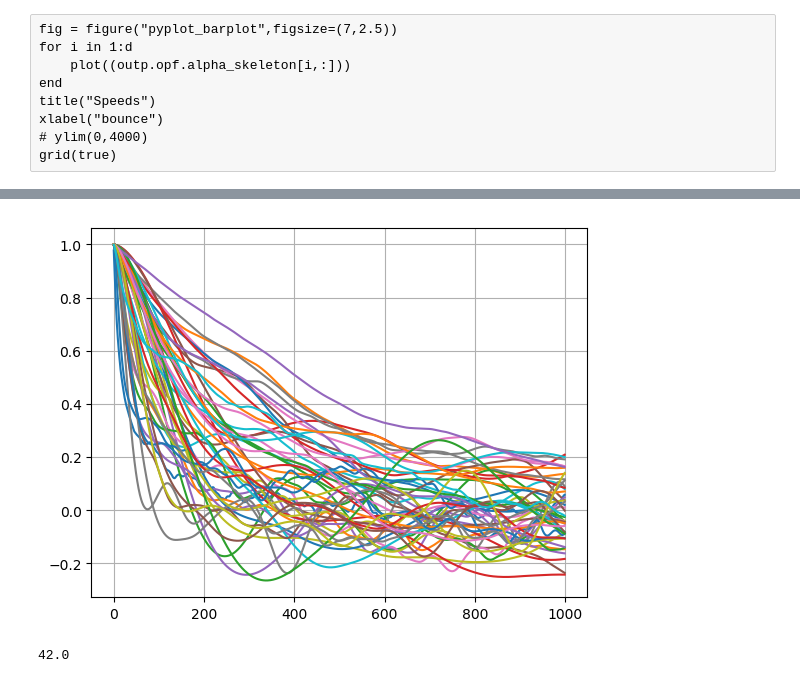
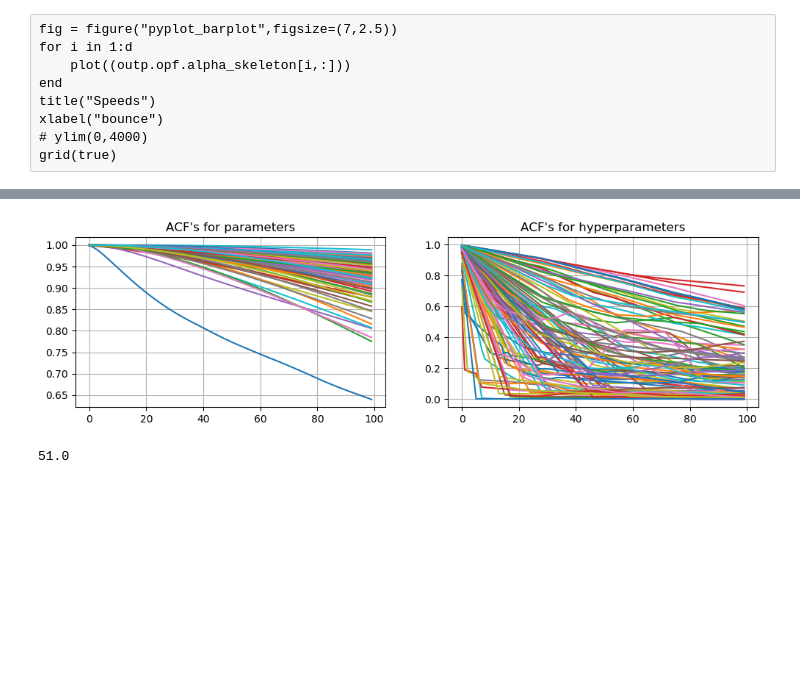
Before and after one commit to deborsheesen/G-ZZ, a Jupyter notebook: NG_tests_gzz.ipynb, the cells around one changed output, grey strips where cells are left out. Drawn from its saved outputs; the diff is of its cells as text; code cells hidden in the pictures; blank space fills up the shorter version.

```diff
--- a/NG_tests_gzz.ipynb
+++ b/NG_tests_gzz.ipynb
@@ -15,9 +15,10 @@ X[1,:] = ones(Nobs)
 y = [rand(Binomial(1, 1/(1+exp(-ξ_true'X[:,j]))), 1)[1] + 0. for j in 1:Nobs];
 save("GZZ_data.jld", "X", X, "y", y, "xi_true", ξ_true)
 # %%
-X = load("GZZ_data.jld", "X")
-y = load("GZZ_data.jld", "y")
-ξ_true = load("GZZ_data.jld", "xi_true");
+dat = "GZZ_data2.jld"
+X = load(dat, "X")
+y = load(dat, "y")
+ξ_true = load(dat, "xi_true");
 
 d, Nobs = size(X)
 mb_size = Int(round(Nobs/10))
@@ -110,5 +109,5 @@ size(hyp_samples)
 # %%
-maxlag = 1000
+maxlag = 100
 acfs_xi = zeros(d, maxlag)
 acfs_hyp = zeros(size(hyp_samples,1), maxlag)
 
@@ -145,10 +120,20 @@ acfs_hyp[:,100]
-# %%
-for i in 1:d
-    plot(acfs_xi[i,:])
-end
-grid(true)
-# %% [output]
-[figure, removed]
+# %%
+fig = figure("pyplot_subplot_mixed", figsize=(12,3))
+subplot(121)
+for i in 1:d
+    plot(acfs_xi[i,:])
+end
+grid(true)
+title("ACF's for parameters")
+
+subplot(122)
+for i in 1:size(hyp_samples,1)
+    plot(acfs_hyp[i,:])
+end
+grid(true)
+title("ACF's for hyperparameters");
+# %% [output]
+[figure, added]
 # %%
 cover = zeros(d)
 ci = zeros(d,2)
@@ -159,4 +144,4 @@ end
 # %%
 100*mean(cover)
 # %% [output]
-42.0
+51.0
```
Also changed, not shown: parts of 8 cells of this notebook, 9 other files.
